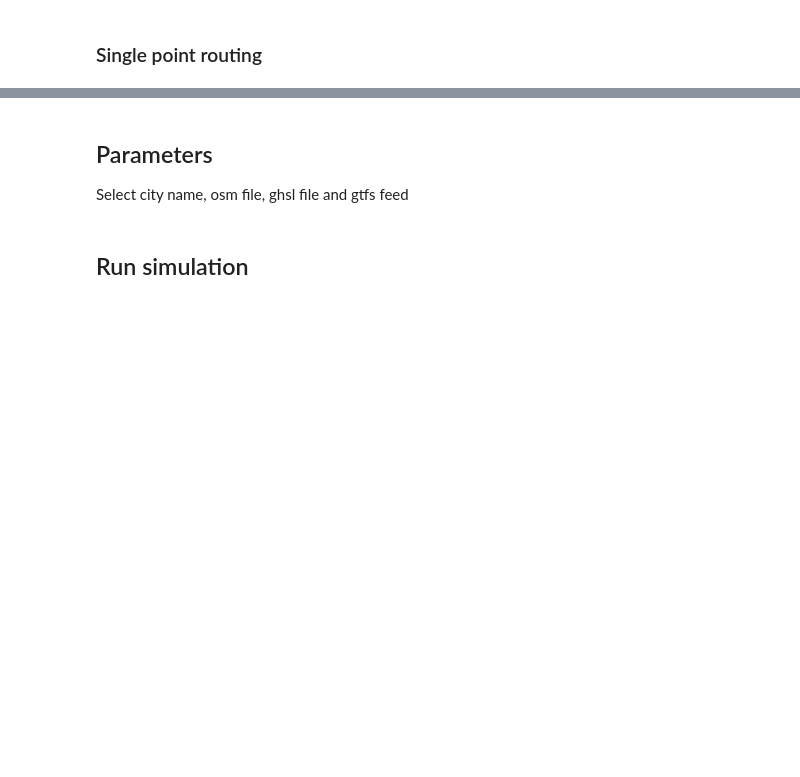
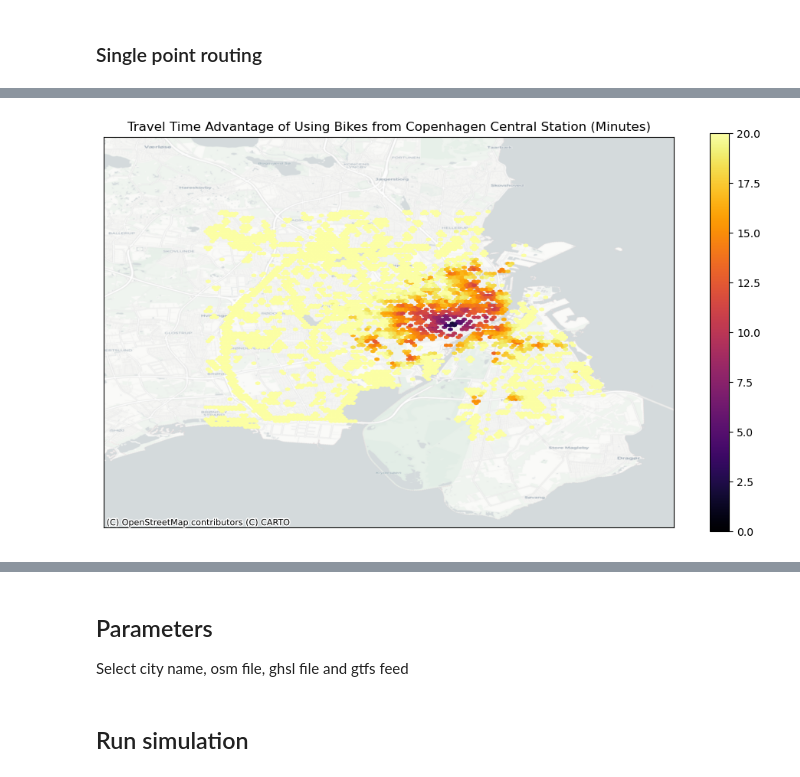
Before and after one commit to hextransit/n-minute-city, a Jupyter notebook: python/single_city_eval.ipynb, the cells around one changed output, grey strips where cells are left out. Drawn from its saved outputs; the diff is of its cells as text; code cells hidden in the pictures; blank space fills up the shorter version.

Commit message:
plot cleaning and bike benefit plot (#43)

```diff
--- a/python/single_city_eval.ipynb
+++ b/python/single_city_eval.ipynb
@@ -130,0 +168,36 @@ def kring_smoothing(df, hex_col, metric_col, k):
+# %%
+distances_all = pd.DataFrame(ds_all).T
+distances_wt = pd.DataFrame(ds_wt).T
+# merge
+distances = distances_all.merge(distances_wt, left_index=True, right_index=True)
+distances.reset_index(inplace=True)
+distances.columns = ['h3_index', 'all', 'walk+transit']
+#get difference
+distances['diff'] = distances['walk+transit'] - distances['all']
+distances[['y','x']] = list(distances['h3_index'].apply(h3.h3_to_geo))
+# %%
+# remove nans from all and walk+transit
+distances = distances[~distances['all'].isna()]
+distances = distances[~distances['walk+transit'].isna()]
+# %%
+fig, ax = plt.subplots(figsize=(12,9))
+
+plt.title('Travel Time Advantage of Using Bikes from Copenhagen Central Station (Minutes)')
+
+plt.hexbin(distances['x'], distances['y'], C=distances['all'], cmap='inferno',gridsize=100) #YlOrRd
+plt.clim(vmin = 0, vmax = 20)
+cb = plt.colorbar(shrink=0.75)
+
+plt.scatter(origin['x'], origin['y'], c='b',marker="*", s=100)
+plt.tick_params(bottom=False, left=False, labelbottom=False, labelleft=False)
+plt.xlim(12.35,12.70)
+plt.ylim(55.55,55.79)
+
+cx.add_basemap(ax=ax,
+               crs="EPSG:4326",
+               source=cx.providers.CartoDB.Positron
+              )
+plt.savefig('figures/bike_benefit.png', dpi=300, bbox_inches='tight')
+plt.show()
+# %% [output]
+[figure, added]
```
Also changed, not shown: parts of 9 cells of this notebook, 1 other file.
